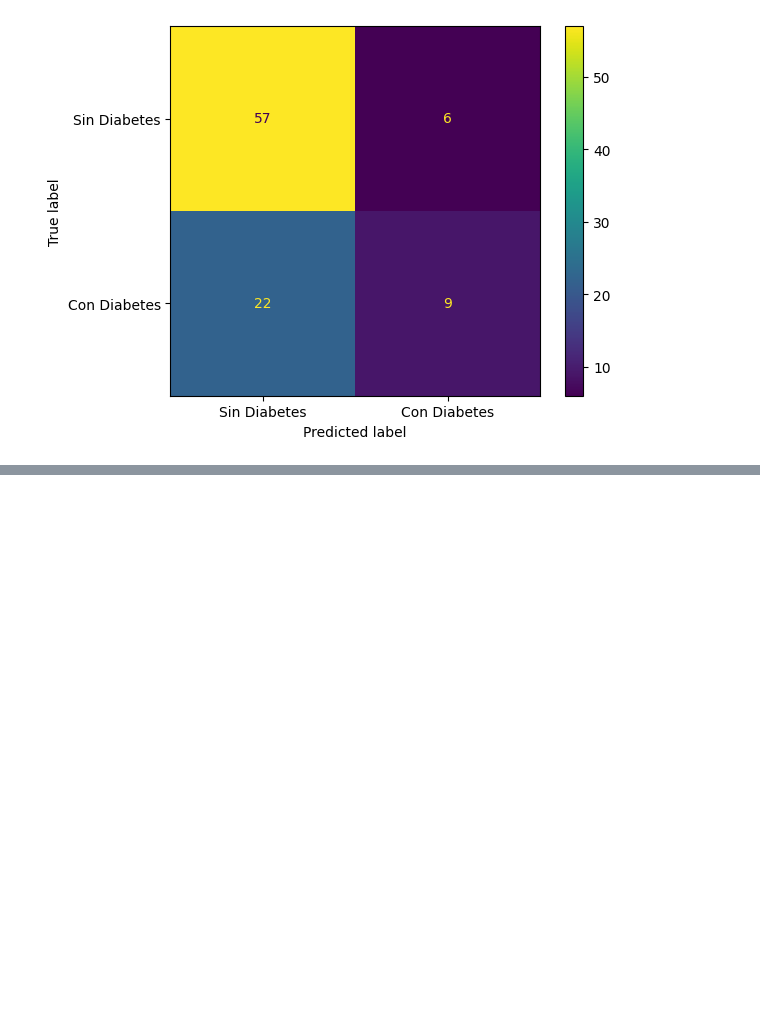
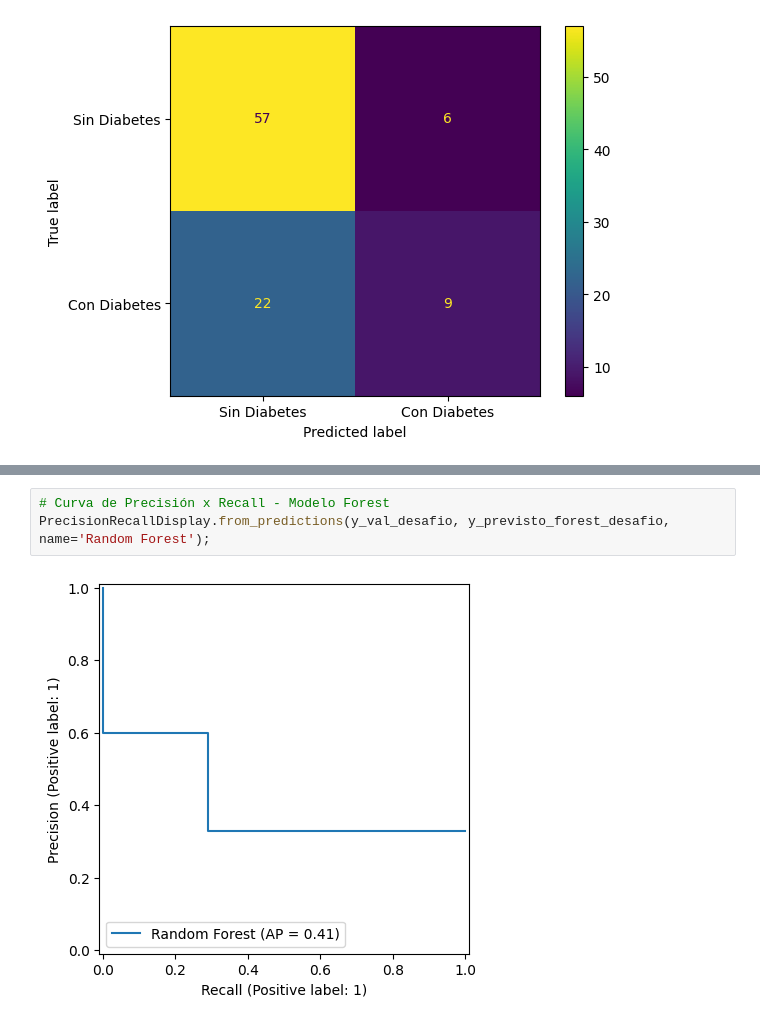
Before and after one commit to DanielRaiicHu/clasificacion_validacion_y_metricas, a Jupyter notebook: Clasificacion_validacion_y_metricas.ipynb, the cells around one changed output, grey strips where cells are left out. Drawn from its saved outputs; the diff is of its cells as text; blank space fills up the shorter version.

```diff
--- a/Clasificacion_validacion_y_metricas.ipynb
+++ b/Clasificacion_validacion_y_metricas.ipynb
@@ -923,0 +1014,5 @@ visualizacion_forest_desafio.plot();
+# %%
+# Curva de Precisión x Recall - Modelo Forest
+PrecisionRecallDisplay.from_predictions(y_val_desafio, y_previsto_forest_desafio, name='Random Forest');
+# %% [output]
+[figure, added]
```
Also changed, not shown: parts of 26 cells of this notebook.
